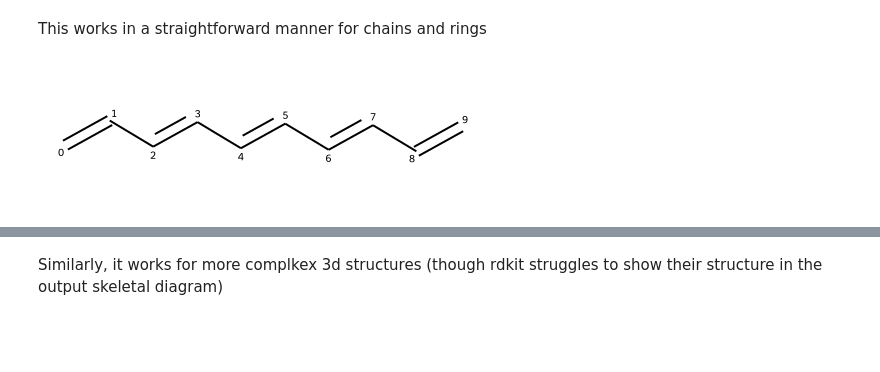
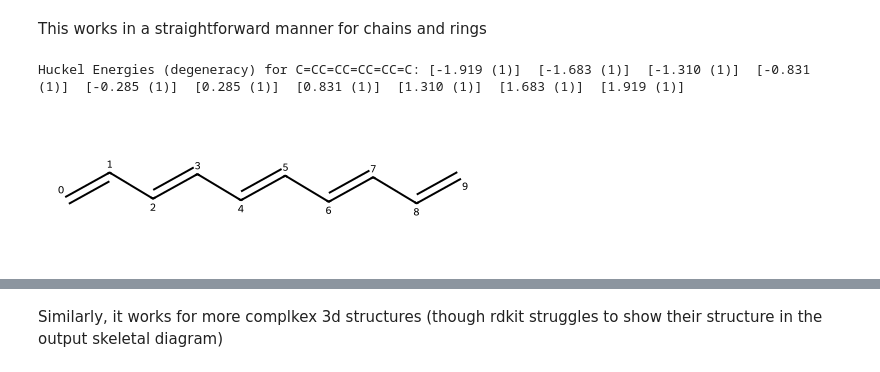
Before and after one commit to KGrewal1/ChemIITools, a Jupyter notebook: nbs/00_HuckelSolver.ipynb, the cells around one changed output, grey strips where cells are left out. Cells and saved outputs as stored; diff of their text form; code cells hidden in the pictures; blank space fills up the shorter version.

```diff
--- a/nbs/00_HuckelSolver.ipynb
+++ b/nbs/00_HuckelSolver.ipynb
@@ -93,11 +93,28 @@ def MO_plot(dict):
         y = [level]*(degeneracy)
         ax.scatter(x, y, s =900, marker = '_', linewidth = 3)
     plt.show
+# %%
+#| export
+class Huckel:
+    """The solution to the Huckel equation for a molecule given as SMILES"""
+    def __init__(self, SMILES:"str"="c1ccccc1"):
+        self.smiles = SMILES
+        self.molecule, self.energy_dict = Huckel_solve(SMILES)
+    def plot(self):
+        MO_plot(self.energy_dict)
+    def __str__(self):
+        string = 'Huckel Energies (degeneracy) for ' +self.smiles +':'
+        for level in dict(sorted(self.energy_dict.items())): #this sorts the energy levels in order from lowest to highest
+            degeneracy = len(self.energy_dict[level])
+            string = string + " [%.3f (%d)] " % (level, degeneracy)
+        return (string)
 # %% [markdown]
 This works in a straightforward manner for chains and rings
 # %%
 mol = generate_smiles('linear', 10)
-molecule, energy_dict = Huckel_solve(mol)
-molecule
+mol = Huckel(mol)
+print(mol)
+mol.molecule
 # %% [output]
+Huckel Energies (degeneracy) for C=CC=CC=CC=CC=C: [-1.919 (1)]  [-1.683 (1)]  [-1.310 (1)]  [-0.831 (1)]  [-0.285 (1)]  [0.285 (1)]  [0.831 (1)]  [1.310 (1)]  [1.683 (1)]  [1.919 (1)]
-[figure, old version]
+[figure, new version]
```
Also changed, not shown: parts of 14 cells of this notebook, 11 other files.
